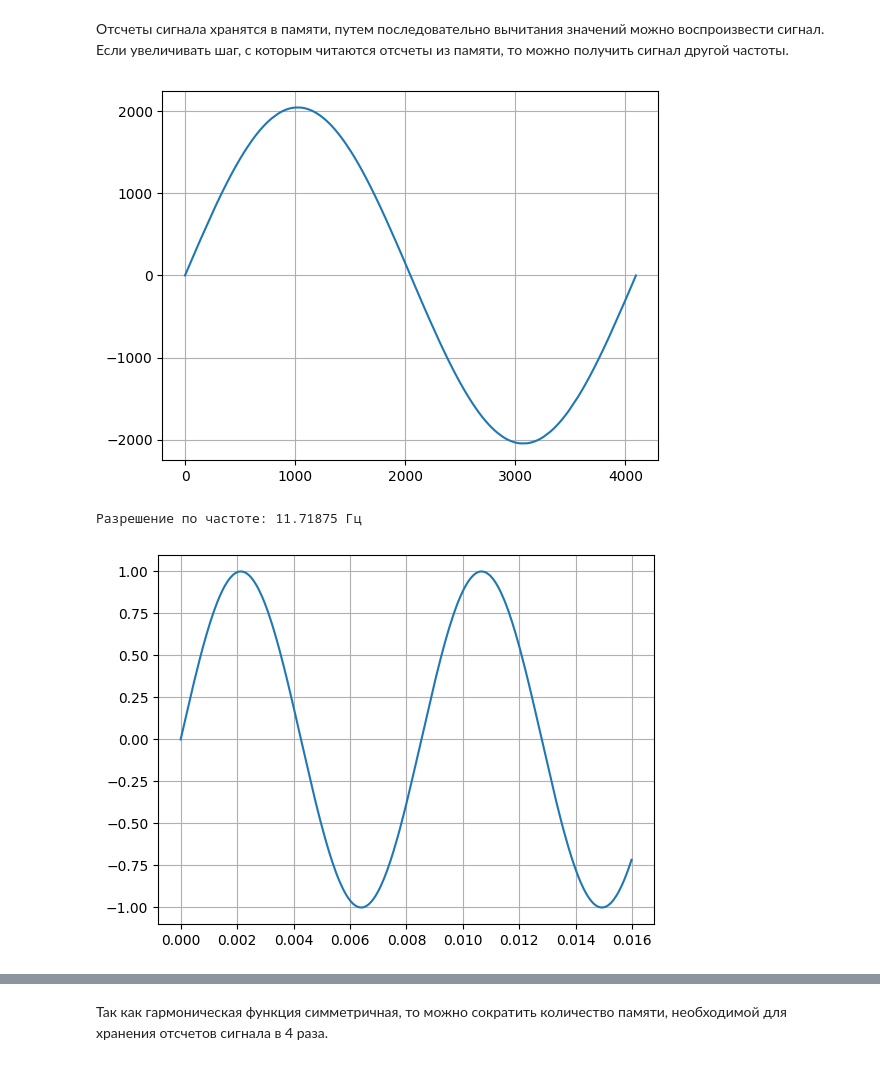
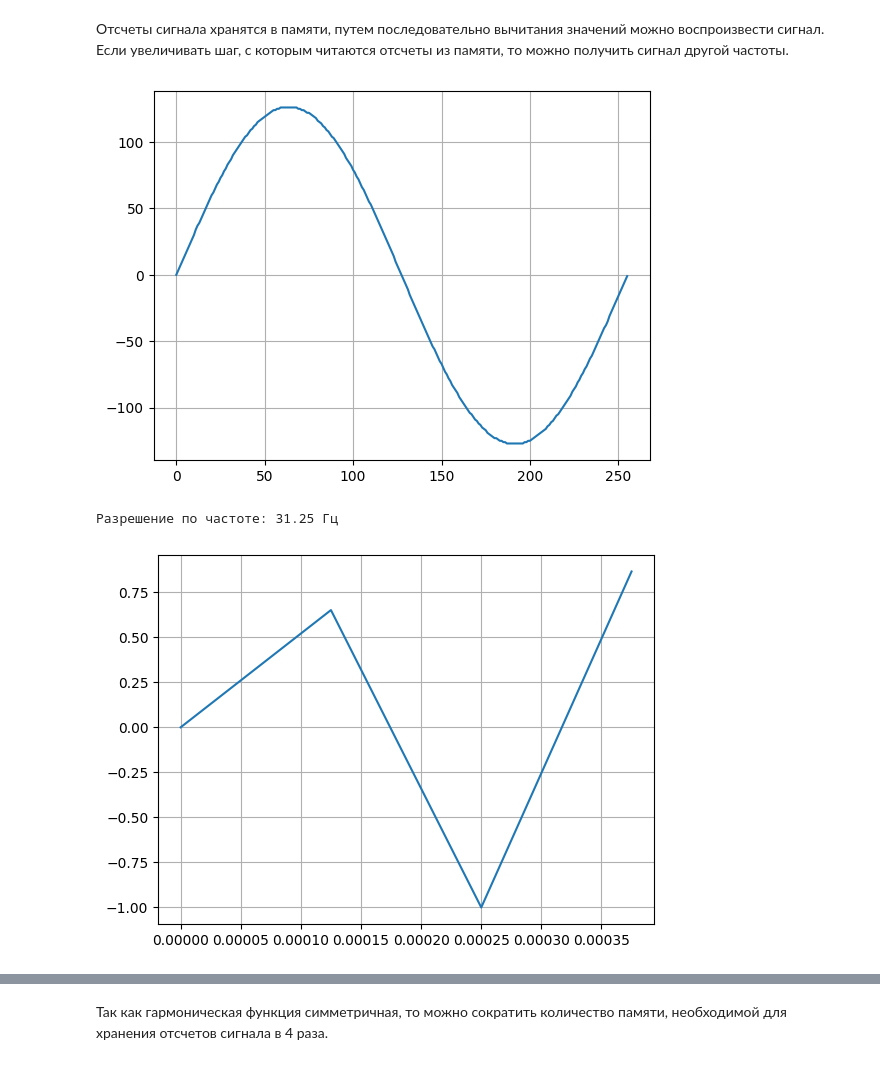
Before and after one commit to evzubkov/dds, a Jupyter notebook: description.ipynb, the cells around one changed output, grey strips where cells are left out. Saved outputs shown, nothing was run; the diff lists cells and outputs as text; code cells hidden in the pictures.

```diff
--- a/description.ipynb
+++ b/description.ipynb
@@ -7,7 +7,7 @@ from scipy.fft import rfft, rfftfreq
 
 %matplotlib inline
 
-signal_width = 12
+signal_width = 8
 mem_size = 2**signal_width
 phase = np.linspace(0.0, 2*np.pi, mem_size)
 amplitude = 2**(signal_width-1) - 1
@@ -17,37 +17,37 @@ mem_samples = np.floor(mem_samples)
 plt.plot(mem_samples)
 plt.grid()
 # %% [output]
-[figure, old version]
+[figure, new version]
 # %%
 acc = 0
 
-fd = 48e3
-freq = 125
-n = 100000
+fd = 8e3
+freq = 3120.3
+n = 500000
 
 num_point_per_period = int(fd / freq)
 df = fd / 2**signal_width
 step = int(np.floor(2**signal_width * freq / fd))
 
 print(f'Разрешение по частоте: {df} Гц')
 
 output = []
 for _ in range(n):
 
     output.append(mem_samples[acc])
     acc += step
 
     if acc >= (2**signal_width - 1):
         acc -= (2**signal_width - 1)
 
 time = np.linspace(0.0, 2*num_point_per_period/fd, 2*num_point_per_period, endpoint=False)
 output = np.array(output) / np.max(output)
 
 plt.plot(time, output[:2*num_point_per_period])
 plt.grid()
 # %% [output]
-Разрешение по частоте: 11.71875 Гц
+Разрешение по частоте: 31.25 Гц
-[figure, old version]
+[figure, new version]
 # %%
 fft = rfft(output) * 2 / n
 freqs = rfftfreq(n, 1 / fd)
```
Also changed, not shown: parts of 4 cells of this notebook, 1 other file.
